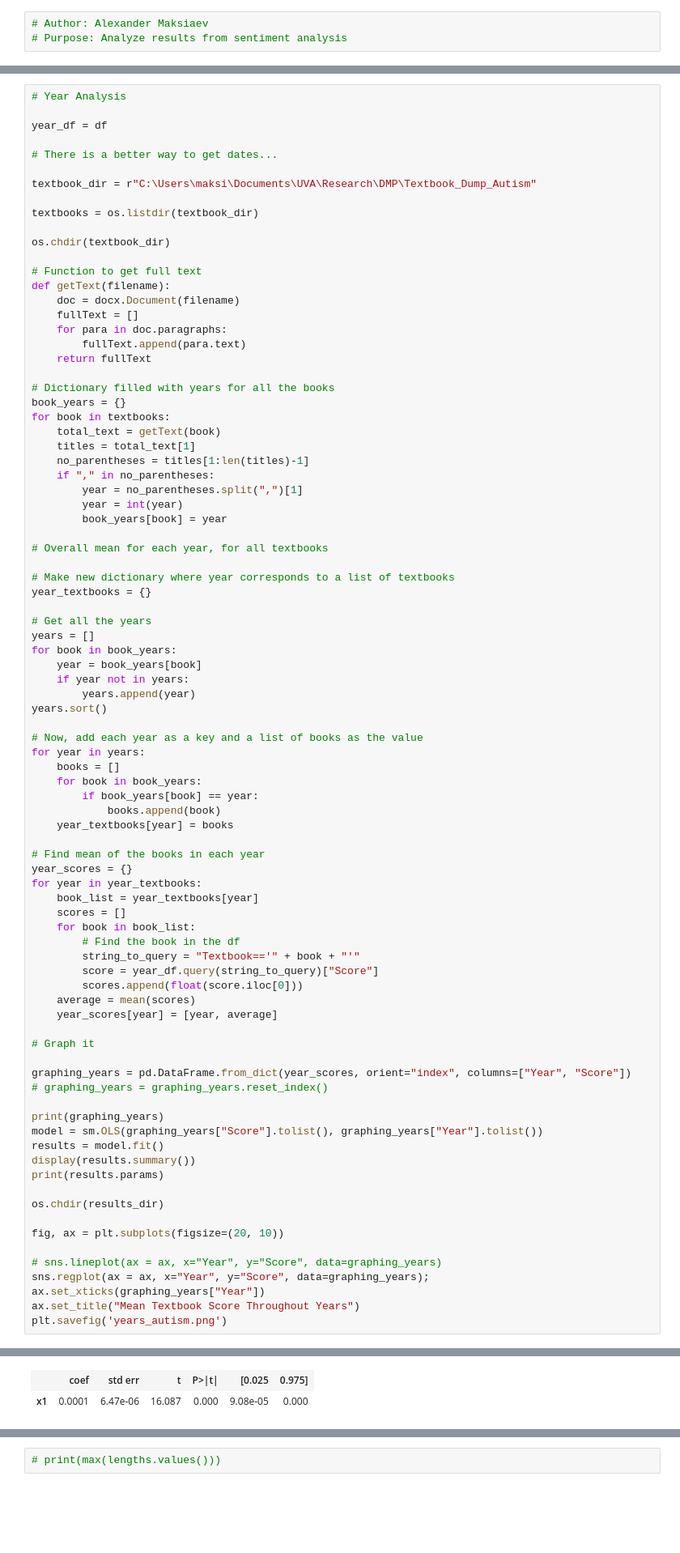
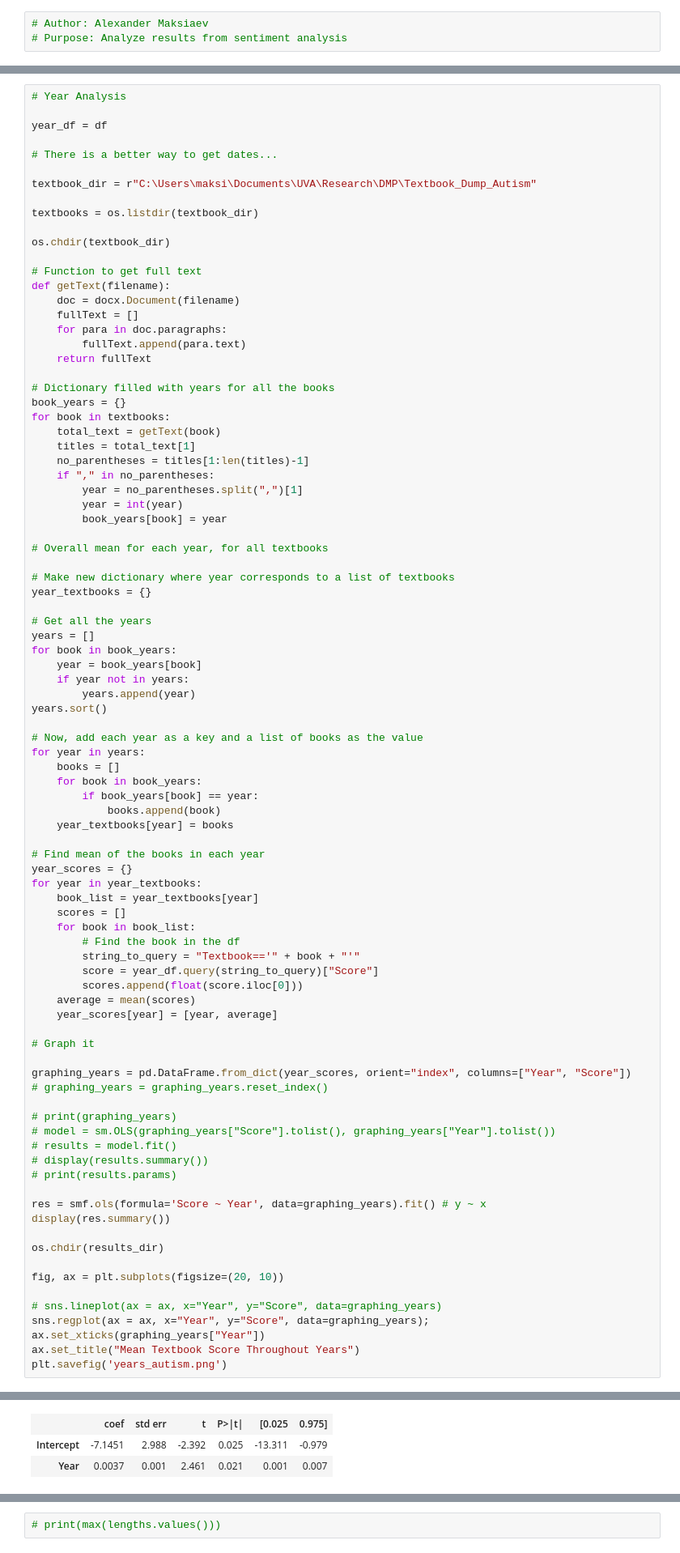
Before and after one commit to maksiaev/GitHub_DMP, a Jupyter notebook: Results/Results_Analysis_Autism.ipynb, the cells around one changed output, grey strips where cells are left out. Shown at 81% size. Cells and saved outputs as stored; diff of their text form; blank space fills up the shorter version.

Commit message:
Tables re-do

```diff
--- a/Results/Results_Analysis_Autism.ipynb
+++ b/Results/Results_Analysis_Autism.ipynb
@@ -391,11 +392,14 @@ for year in year_textbooks:
 graphing_years = pd.DataFrame.from_dict(year_scores, orient="index", columns=["Year", "Score"])
 # graphing_years = graphing_years.reset_index()
 
-print(graphing_years)
-model = sm.OLS(graphing_years["Score"].tolist(), graphing_years["Year"].tolist())
-results = model.fit()
-display(results.summary())
-print(results.params)
+# print(graphing_years)
+# model = sm.OLS(graphing_years["Score"].tolist(), graphing_years["Year"].tolist())
+# results = model.fit()
+# display(results.summary())
+# print(results.params)
+
+res = smf.ols(formula='Score ~ Year', data=graphing_years).fit() # y ~ x
+display(res.summary())
 
 os.chdir(results_dir)
 
@@ -435,4 +422,5 @@ OLS Regression Results
 | Df Model: | 1 |  |  |
 | Covariance Type: | nonrobust |  |  |
 |  | coef | std err | t | P>|t| | [0.025 | 0.975] |
-| x1 | 0.0001 | 6.47e-06 | 16.087 | 0.000 | 9.08e-05 | 0.000 |
+| Intercept | -7.1451 | 2.988 | -2.392 | 0.025 | -13.311 | -0.979 |
+| Year | 0.0037 | 0.001 | 2.461 | 0.021 | 0.001 | 0.007 |
```
Also changed, not shown: parts of 4 cells of this notebook, 50 other files.
